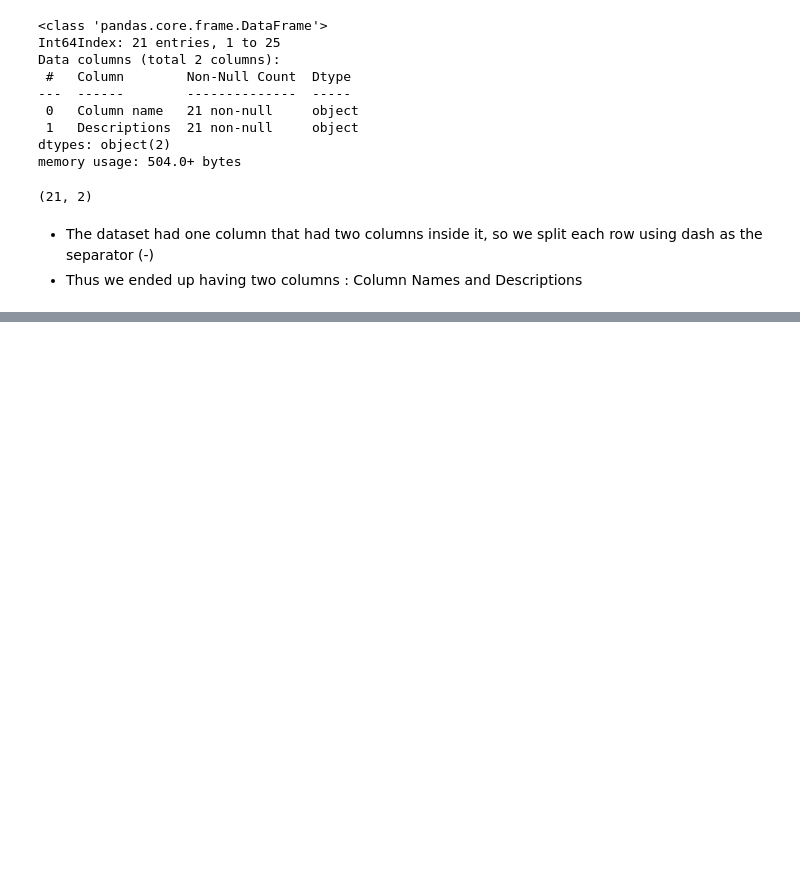
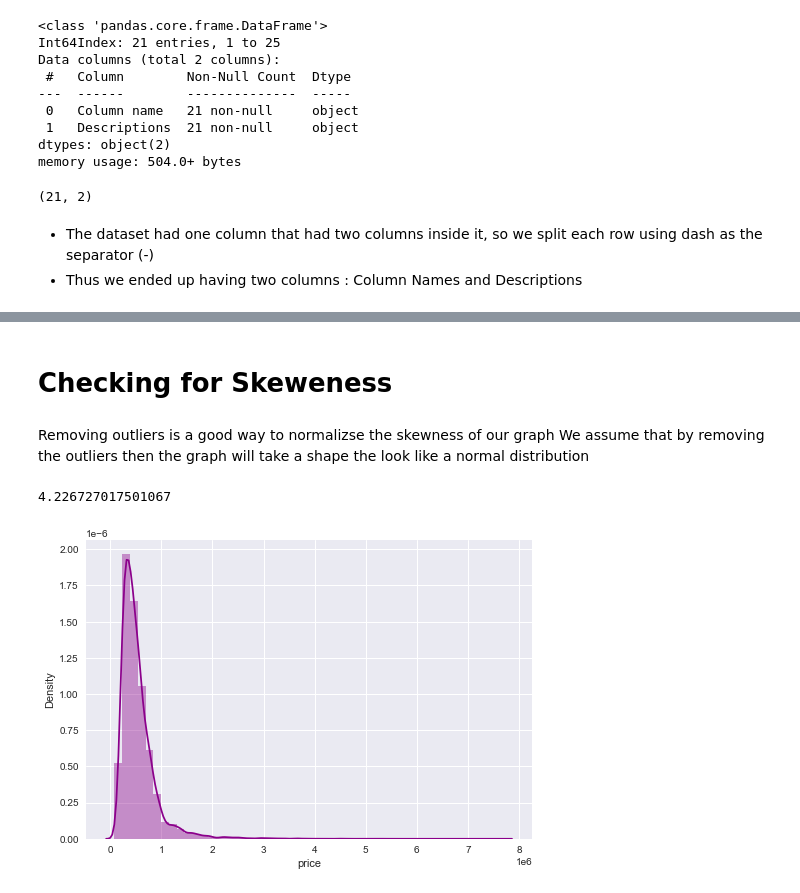
Before and after one commit to whareverr/dsc-phase-2-project-v2-3, a Jupyter notebook: student.ipynb, the cells around one changed output, grey strips where cells are left out. Cells and saved outputs as stored; diff of their text form; code cells hidden in the pictures; blank space fills up the shorter version.

```diff
--- a/student.ipynb
+++ b/student.ipynb
@@ -250,0 +301,13 @@ df.shape
+# %% [markdown]
+# Checking for Skeweness
+# %% [markdown]
+Removing outliers is a good way to normalizse the skewness of our graph
+We assume that by removing the outliers then the graph will take a shape the look like a normal distribution
+# %%
+# Let us check the skewness of the graph before removing the outliers
+
+sns.distplot(data.price, color='darkmagenta')
+print(data['price'].skew())
+# %% [output]
+4.226727017501067
+[figure, added]
```
Also changed, not shown: parts of 11 cells of this notebook.
